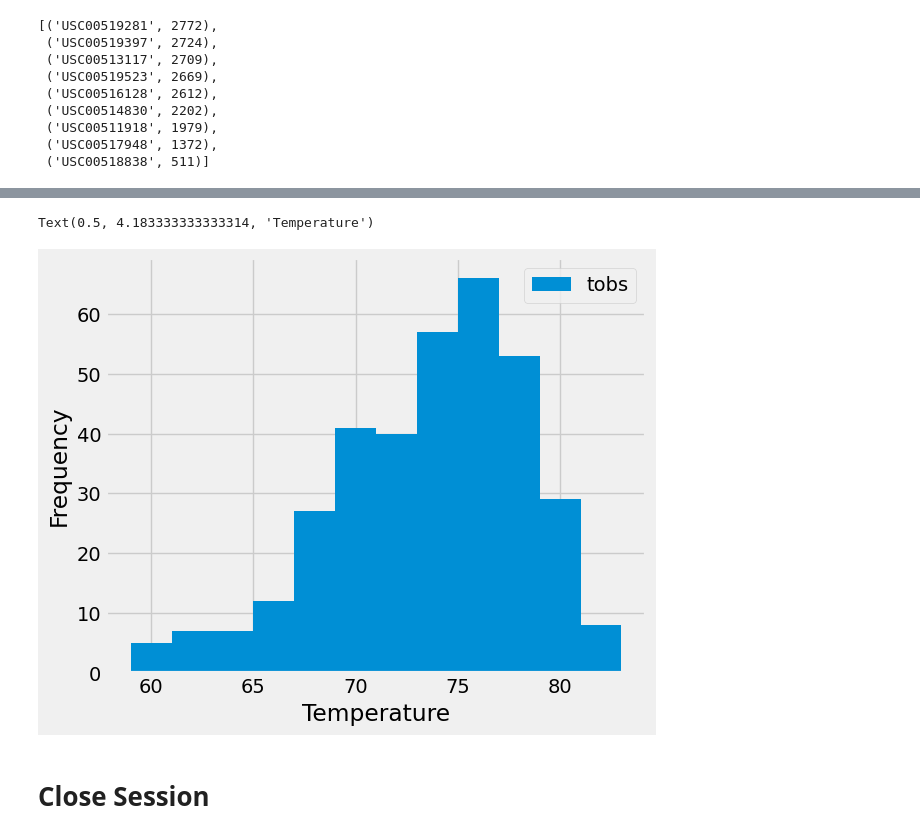
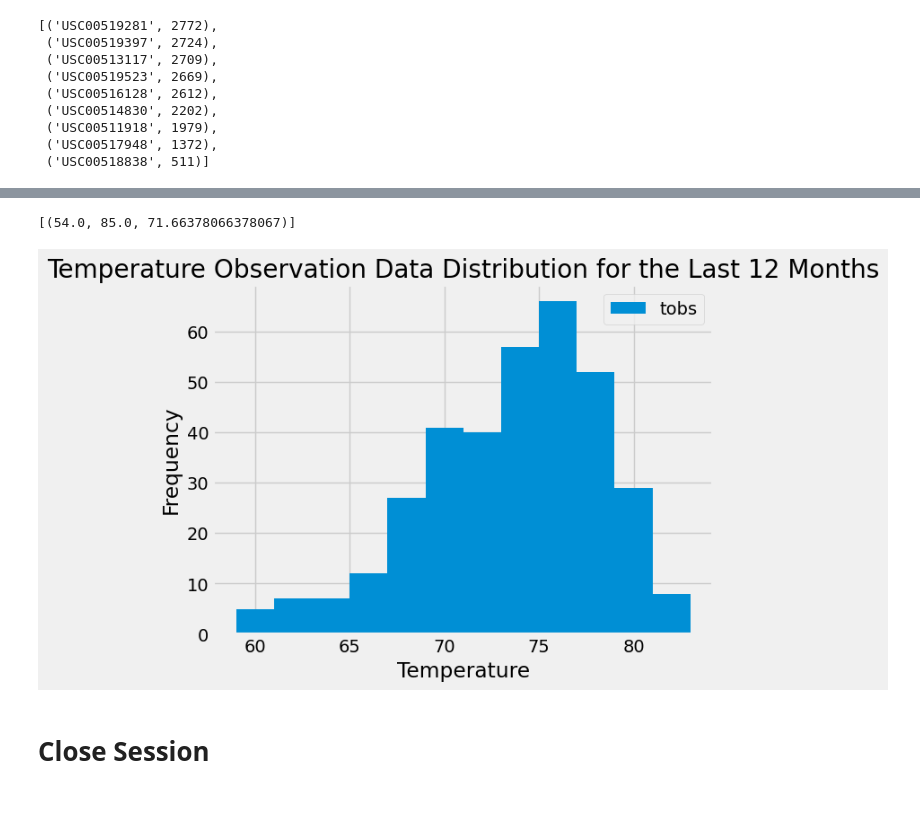
Before and after one commit to thomasjngo/SQLAlchemy-Climate-Analysis, a Jupyter notebook: climate_starter.ipynb, the cells around one changed output, grey strips where cells are left out. Drawn from its saved outputs; the diff is of its cells as text; code cells hidden in the pictures; blank space fills up the shorter version.

Commit message:
working histogram

```diff
--- a/climate_starter.ipynb
+++ b/climate_starter.ipynb
@@ -91,6 +101,12 @@ NameError: name 'precipitation_data' is not defined
 # %%
 # Design a query to find the most active stations (i.e. which stations have the most rows?)
 # List the stations and their counts in descending order.
+active_stations = session.query(measurement.station, func.count(measurement.station).label('observation_count')) \
+                        .group_by(measurement.station) \
+                        .order_by(func.count(measurement.station).desc()) \
+                        .all()
+
+active_stations
 # %% [output]
 [('USC00519281', 2772),
  ('USC00519397', 2724),
@@ -108,9 +120,42 @@ NameError: name 'precipitation_data' is not defined
+# %%
+# Using the most active station id from the previous query, calculate the lowest, highest, and average temperature.
+
+# Make a dataframe to hold previous query
+df_active = pd.DataFrame(active_stations, columns=['station', 'observation_count'])
+df_active
+
+# Find the max count and return the station
+most_active_station = df_active.loc[df_active['observation_count'].idxmax()]
+most_active_station_id = most_active_station['station']
+
+# Query for the station's data
+most_active_results = session.query(func.min(measurement.tobs), func.max(measurement.tobs), func.avg(measurement.tobs)) \
+                  .filter(measurement.station == most_active_station_id) \
+                  .all()
+
+most_active_results
+# %% [output]
+[(54.0, 85.0, 71.66378066378067)]
 # %%
 # Using the most active station id
 # Query the last 12 months of temperature observation data for this station and plot the results as a histogram
+
+most_active = session.query(measurement.tobs).\
+    filter(measurement.station == most_active_station_id).\
+    filter(measurement.date >= one_year_ago).all()
+
+# Load the query result into a Pandas DataFrame
+df_most = pd.DataFrame(most_active, columns=['tobs'])
+
+# Plot the histogram
+plt.hist(df_most['tobs'], bins=12, label='tobs')
+plt.xlabel('Temperature')
+plt.ylabel('Frequency')
+plt.title('Temperature Observation Data Distribution for the Last 12 Months')
+plt.legend()
+plt.show()
 # %% [output]
-Text(0.5, 4.183333333333314, 'Temperature')
-[figure, old version]
+[figure, new version]
 # %% [markdown]
 # Close Session
 # %%
```
Also changed, not shown: parts of 3 cells of this notebook.
